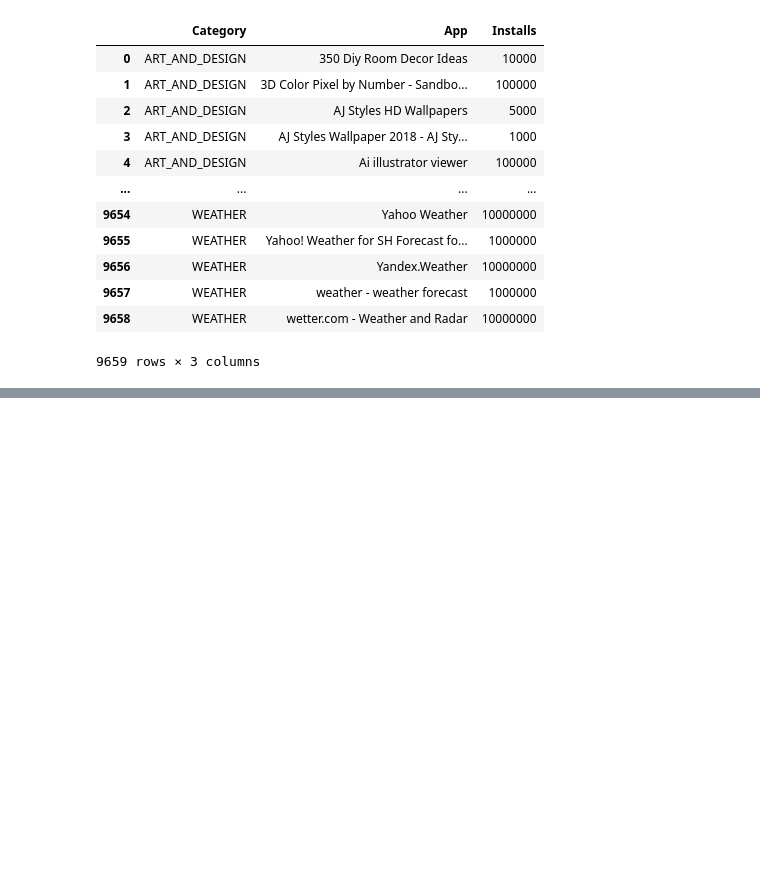
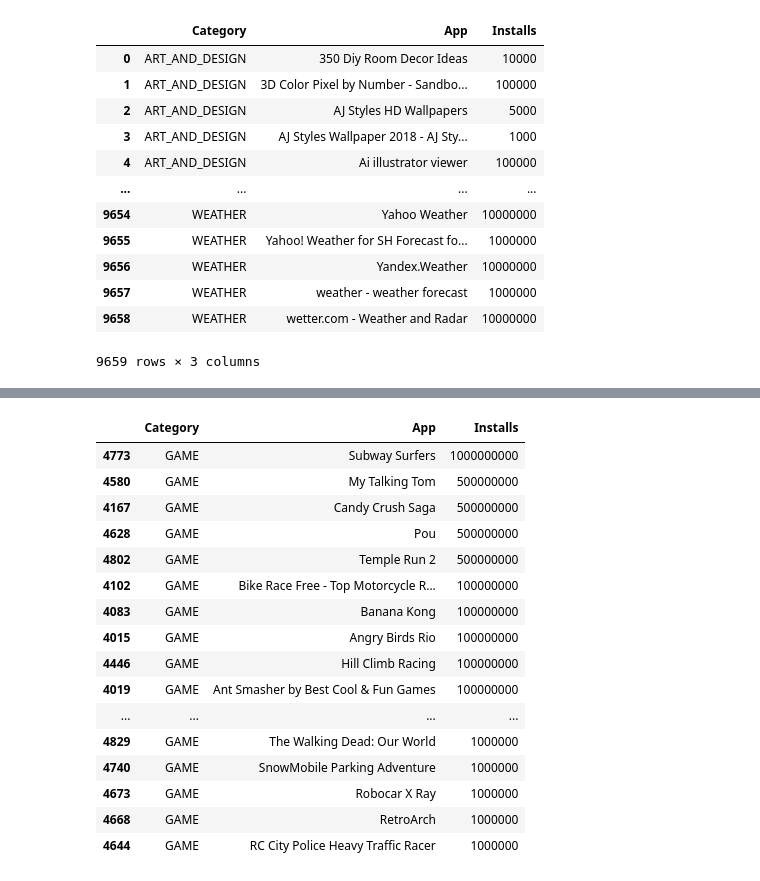
Before and after one commit to demohari/eda, a Jupyter notebook: EDA.ipynb, the cells around one changed output, grey strips where cells are left out. Drawn from its saved outputs; the diff is of its cells as text; code cells hidden in the pictures; blank space fills up the shorter version.

```diff
--- a/EDA.ipynb
+++ b/EDA.ipynb
@@ -780,0 +798,20 @@ dfa
+# %%
+dfa[dfa.Category=='GAME']
+# %% [output]
+|  | Category | App | Installs |
+| 4773 | GAME | Subway Surfers | 1000000000 |
+| 4580 | GAME | My Talking Tom | 500000000 |
+| 4167 | GAME | Candy Crush Saga | 500000000 |
+| 4628 | GAME | Pou | 500000000 |
+| 4802 | GAME | Temple Run 2 | 500000000 |
+| 4102 | GAME | Bike Race Free - Top Motorcycle R... | 100000000 |
+| 4083 | GAME | Banana Kong | 100000000 |
+| 4015 | GAME | Angry Birds Rio | 100000000 |
+| 4446 | GAME | Hill Climb Racing | 100000000 |
+| 4019 | GAME | Ant Smasher by Best Cool & Fun Games | 100000000 |
+| ... | ... | ... | ... |
+| 4829 | GAME | The Walking Dead: Our World | 1000000 |
+| 4740 | GAME | SnowMobile Parking Adventure | 1000000 |
+| 4673 | GAME | Robocar X Ray | 1000000 |
+| 4668 | GAME | RetroArch | 1000000 |
+| 4644 | GAME | RC City Police Heavy Traffic Racer | 1000000 |
```
Also changed, not shown: parts of 7 cells of this notebook.
